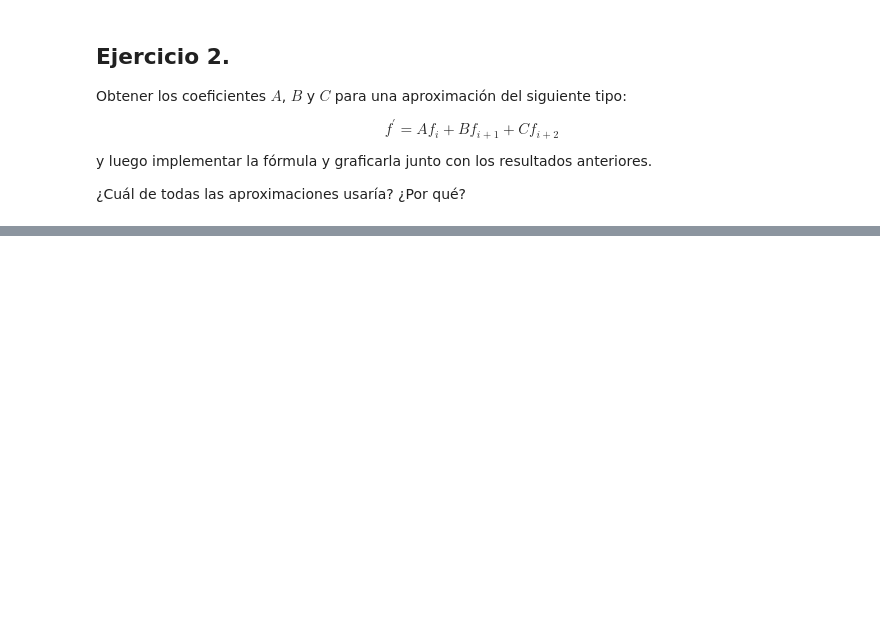
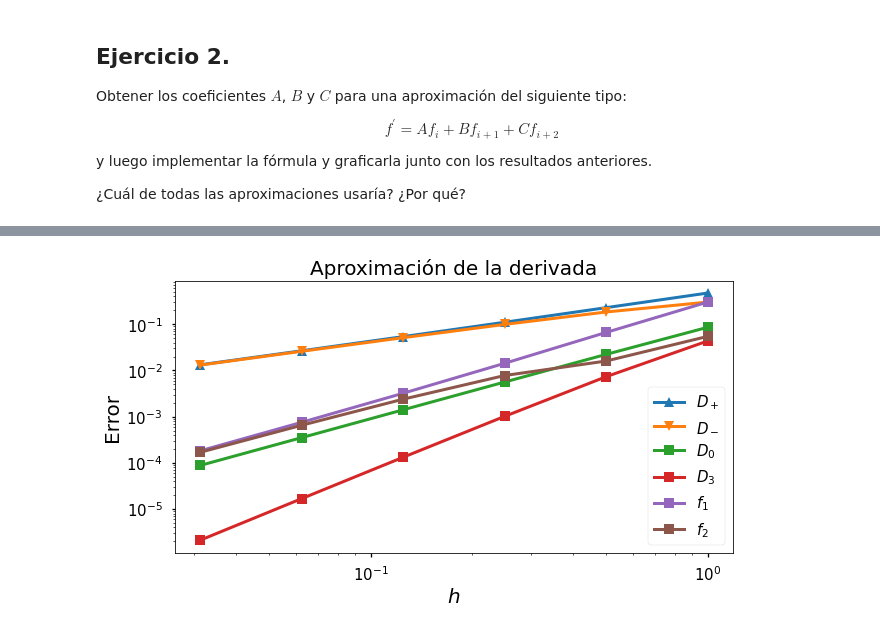
Before and after one commit to Andres-GarciaB/GeoMac_Tareas, a Jupyter notebook: 01_DerivadasNumericas-Ejercicios_en_Clase.ipynb, the cells around one changed output, grey strips where cells are left out. Drawn from its saved outputs; the diff is of its cells as text; code cells hidden in the pictures; blank space fills up the shorter version.

```diff
--- a/01_DerivadasNumericas-Ejercicios_en_Clase.ipynb
+++ b/01_DerivadasNumericas-Ejercicios_en_Clase.ipynb
@@ -370,0 +391,30 @@ y luego implementar la fórmula y graficarla junto con los resultados anteriores
+# %%
+# Implementación de D3
+def f2FD(f,x,h):
+    """
+    Esquema de diferencias finitas f2.
+
+    Parameters
+    ----------
+    f : función.
+    Función a evaluar.
+
+    x : array
+    Lugar(es) donde se evalúa la función
+
+    h : array
+    Tamaño(s) de la diferencia entre u(x+h) y u(x).
+
+    Returns
+    -------
+    Cálculo de la derivada numérica centrada.
+    """
+    return (-3*f(x)+4*f(x+h)-f(x+2*h))/(2*h)
+# %%
+# Calculamos el error entre la derivada exacta y la derivada numérica:
+ef2 = np.fabs( np.cos(x) - f2FD(np.sin,x,h) )
+
+# Metemos la información de h y del error en un Dataframe y mostramos el resultado:
+Error = pd.DataFrame(np.array([h,ef,eb,ec,eD3,ef1,ef2]).transpose(),
+                     columns=['$h$','$D_+$', '$D_-$','$D_0$',"$D_3$","$f_1$","$f_2$"])
+Error
@@ -370,0 +429,16 @@ y luego implementar la fórmula y graficarla junto con los resultados anteriores
+# %%
+# Hacemos el gráfico del error vs h
+plt.plot(h, ef, '^-', label='$D_+$')
+plt.plot(h, eb, 'v-', label='$D_-$')
+plt.plot(h, ec, 's-', label='$D_0$')
+plt.plot(h, eD3, 's-', label='$D_3$')
+plt.plot(h, ef1, 's-', label='$f_1$')
+plt.plot(h, ef2, 's-', label='$f_2$')
+plt.xlabel('$h$')
+plt.ylabel('Error')
+plt.title('Aproximación de la derivada')
+plt.legend()
+plt.loglog()  # Definimos la escala log-log
+plt.show()
+# %% [output]
+[figure, added]
```
Also changed, not shown: parts of 3 cells of this notebook.
